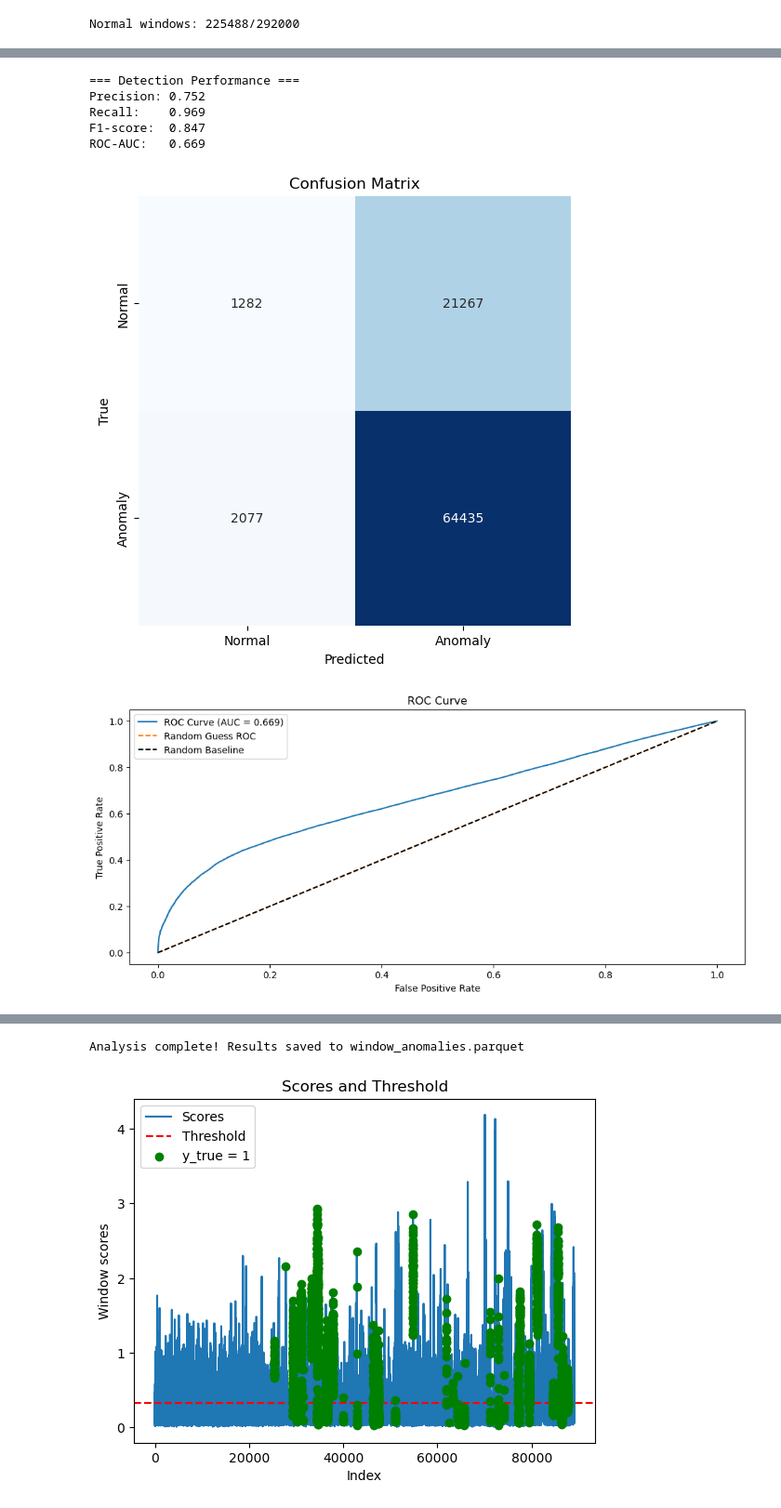
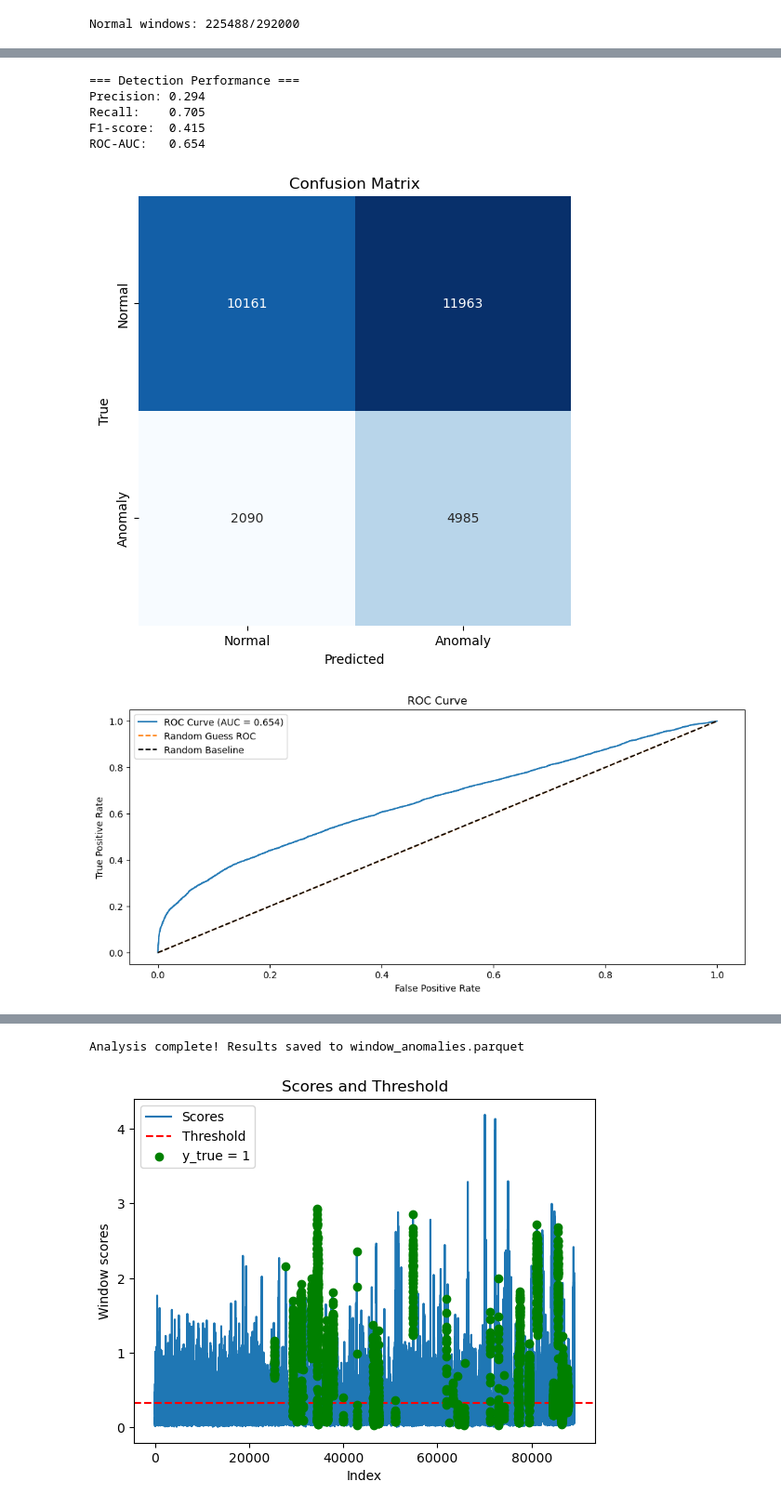
Before and after one commit to pasqualedem/GNNLeakDetection, a Jupyter notebook: 11_AnomalyDetectionScenario.ipynb, the cells around one changed output, grey strips where cells are left out. Shown at 93% size. Saved outputs shown, nothing was run; the diff lists cells and outputs as text; code cells hidden in the pictures.

```diff
--- a/11_AnomalyDetectionScenario.ipynb
+++ b/11_AnomalyDetectionScenario.ipynb
@@ -164,10 +233,15 @@ class LeakDetector(torch.nn.Module):
 # %%
-#%% Model Initialization
-model = LeakDetector(in_dim=x_train.shape[2], hid_dim=16)
-optimizer = torch.optim.AdamW(model.parameters(), lr=0.01, weight_decay=1e-4)
-scheduler = torch.optim.lr_scheduler.ReduceLROnPlateau(optimizer, 'min', patience=5)
-
 #%% Training Loop with Early Stopping
 BATCH_SIZE = 512
 best_val_loss = float('inf')
-patience = 0
+MAX_EPOCHS = 200
+PATIENCE = 10
+SCHED_PATIENCE = 3
+LR = 0.01
+HID_DIM = 16
+USE_EDGES = True
+
+#%% Model Initialization
+model = LeakDetector(in_dim=x_train.shape[2], hid_dim=HID_DIM, edge_in=x_edge_train.shape[2] if USE_EDGES else None)
+optimizer = torch.optim.AdamW(model.parameters(), lr=LR, weight_decay=1e-4)
+scheduler = torch.optim.lr_scheduler.ReduceLROnPlateau(optimizer, 'min', patience=SCHED_PATIENCE)
@@ -195,5 +248,9 @@ val_batch = next(iter(DataLoader(x_val_data, batch_size=len(x_val), shuffle=Fals
+# %%
+train_loader = DataLoader(train_data, batch_size=BATCH_SIZE, shuffle=True)
+val_batch = next(iter(DataLoader(val_data, batch_size=len(val_data), shuffle=False)))
 # %%
-for epoch in range(200):
+cur_patience = 0
+for epoch in range(MAX_EPOCHS):
     model.train()
     total_loss = 0
 
@@ -219,16 +276,19 @@ for epoch in range(200):
 
     scheduler.step(val_loss)
 
+    best = ""
     # Early stopping
     if val_loss < best_val_loss:
         best_val_loss = val_loss
-        patience = 0
+        cur_patience = 0
+        best = f"New best {best_val_loss:.4f}"
         torch.save(model.state_dict(), 'best_model.pt')
     else:
-        patience += 1
-        if patience >= 10:
+        cur_patience += 1
+        best = f"Not best, patience: {cur_patience}"
+        if cur_patience >= PATIENCE:
             print("Early stopping")
             break
 
-    print(f'Epoch {epoch:04d}: Train Loss {avg_train_loss:.4f}, Val Loss {val_loss:.4f}')
+    print(f'Epoch {epoch:04d}: Train Loss {avg_train_loss:.4f}, Val Loss {val_loss:.4f}. {best}')
 # %% [output]
@@ -252,7 +315,7 @@ Early stopping
 x_test_data = [
     Data(
         x=x_test[i],
-        edge_index=graph_data['edge_index'].long().t().contiguous(),
+        edge_index=edge_index,
         y=x_test[i],
     )
     for i in range(len(x_test))
@@ -278,7 +341,7 @@ with torch.no_grad():
 with torch.no_grad():
     val_recon = model(val_batch)
     val_errors = torch.abs(val_batch.y - val_recon).max(dim=1).values.numpy()
-threshold = np.quantile(val_errors, 0.80)  # Lowered to 80th percentile
+threshold = np.quantile(val_errors, 0.90)  # Lowered to 80th percentile
 
 # Detect anomalies in test set
 anomaly_pred = window_scores > threshold
@@ -340,36 +403,36 @@ plt.plot(recall_curve, precision_curve, label='Precision-Recall Curve')
 plt.plot(recall_random, precision_random, label='Random Guess Precision-Recall', linestyle='--')
 plt.xlabel('Recall')
 plt.ylabel('Precision')
 plt.title('Precision-Recall Curve')
 plt.legend()
 plt.show()
 
 # 3. Distribution of Anomaly Scores
 plt.figure(figsize=(12, 5))
 plt.hist(window_scores_graph[y_true_graph == 0], bins=50, alpha=0.5, label='Normal Windows')
 plt.hist(window_scores_graph[y_true_graph == 1], bins=50, alpha=0.5, label='Anomalous Windows')
 plt.axvline(threshold, c='r', linestyle='--', label='Threshold')
 plt.xlabel('Anomaly Score')
 plt.ylabel('Frequency')
 plt.title('Distribution of Anomaly Scores')
 plt.legend()
 plt.show()
 
 #%% Save Results
 results_df = pd.DataFrame({
     'window_index': np.arange(len(window_scores_graph)),
     'score': window_scores_graph,
     'is_anomaly': anomaly_pred_graph,
     'true_label': y_true_graph
 })
 results_df.to_parquet('window_anomalies.parquet', index=False)
 
 print("\nAnalysis complete! Results saved to window_anomalies.parquet")
 # %% [output]
 === Detection Performance ===
-Precision: 0.752
-Recall:    0.969
-F1-score:  0.847
-ROC-AUC:   0.669
+Precision: 0.294
+Recall:    0.705
+F1-score:  0.415
+ROC-AUC:   0.654
-[figure, old version]
+[figure, new version]
-[figure, old version]
+[figure, new version]
```
Also changed, not shown: parts of 16 cells of this notebook.
